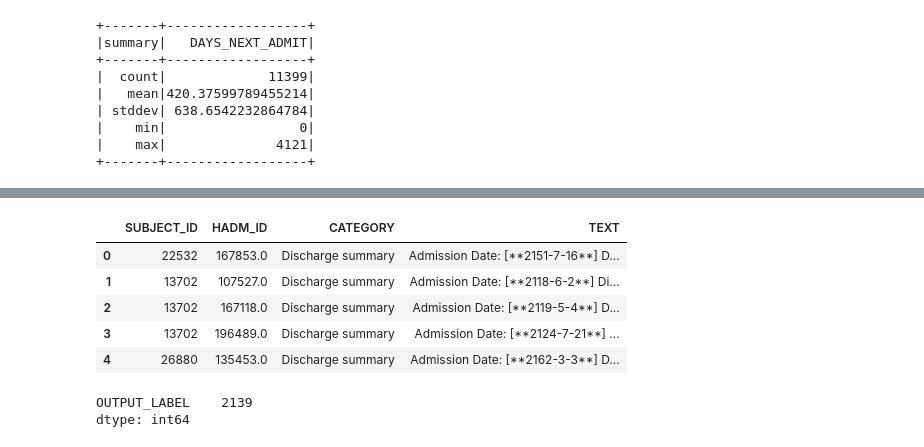
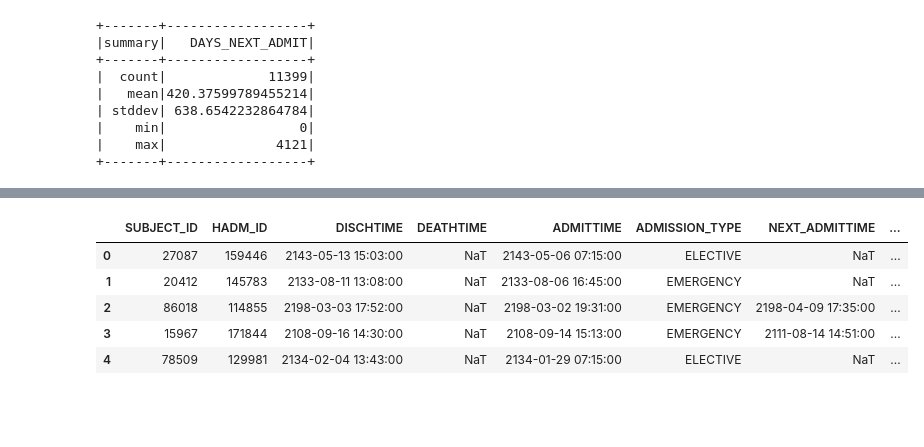
Before and after one commit to Katvava/BigDataForHealth_TeamProject, a Jupyter notebook: src/BD4H_ETL.ipynb, the cells around one changed output, grey strips where cells are left out. Cells and saved outputs as stored; diff of their text form; code cells hidden in the pictures; blank space fills up the shorter version.

Commit message:
updated spark etl script

```diff
--- a/src/BD4H_ETL.ipynb
+++ b/src/BD4H_ETL.ipynb
@@ -264,0 +316,10 @@ df_notes = df_notes[['SUBJECT_ID', 'HADM_ID', 'CATEGORY', 'TEXT']]
+# %%
+df_notes_spark_selected = df_notes_spark.filter("CATEGORY == 'Discharge summary'").groupBy('SUBJECT_ID','HADM_ID').agg(F.last("TEXT"))
+
+# df_notes_spark_selected.groupBy('SUBJECT_ID','HADM_ID').agg(F.last("TEXT")).show()
+df_notes_spark_selected = df_notes_spark_selected.withColumnRenamed("last(TEXT, false)", "TEXT")
+df_notes_spark_selected.show()
+# %%
+# join two dataframes
+df_readmit_notes_spark = df_readmit.join(df_notes_spark_selected, ['SUBJECT_ID','HADM_ID'], "left_outer")
+df_readmit_notes_spark.show()
@@ -264,0 +344,4 @@ df_notes = df_notes[['SUBJECT_ID', 'HADM_ID', 'CATEGORY', 'TEXT']]
+# %%
+# remove newborn type
+df_readmit_notes_clean = df_readmit_notes_spark.filter("ADMISSION_TYPE != 'NEWBORN'")
+df_readmit_notes_clean.show()
@@ -265,10 +387,22 @@ df_notes = df_notes[['SUBJECT_ID', 'HADM_ID', 'CATEGORY', 'TEXT']]
+# %%
+# generate training/testing data
+# shuffle the samples
+df_readmit_notes_clean = df_readmit_notes_clean.toPandas().sample(n=len(df_readmit_notes_clean.toPandas()), random_state=1024).reset_index(drop=True)
+
+# prepare validation and test data
+df_valid_test = df_readmit_notes_clean.sample(frac=0.30, random_state=1024)
+df_test = df_valid_test.sample(frac=0.5, random_state=1024)
+df_valid = df_valid_test.drop(df_test.index)
+
+# prepare training data
+df_train_all = df_readmit_notes_clean.drop(df_valid_test.index)
 # %%
-df_notes.head()
+df_train_all.head()
 # %% [output]
-|  | SUBJECT_ID | HADM_ID | CATEGORY | TEXT |
-| 0 | 22532 | 167853.0 | Discharge summary | Admission Date: [**2151-7-16**] D... |
-| 1 | 13702 | 107527.0 | Discharge summary | Admission Date: [**2118-6-2**] Di... |
-| 2 | 13702 | 167118.0 | Discharge summary | Admission Date: [**2119-5-4**] D... |
-| 3 | 13702 | 196489.0 | Discharge summary | Admission Date: [**2124-7-21**] ... |
-| 4 | 26880 | 135453.0 | Discharge summary | Admission Date: [**2162-3-3**] D... |
+|  | SUBJECT_ID | HADM_ID | DISCHTIME | DEATHTIME | ADMITTIME | ADMISSION_TYPE | NEXT_ADMITTIME | ... |
+| 0 | 27087 | 159446 | 2143-05-13 15:03:00 | NaT | 2143-05-06 07:15:00 | ELECTIVE | NaT | ... |
+| 1 | 20412 | 145783 | 2133-08-11 13:08:00 | NaT | 2133-08-06 16:45:00 | EMERGENCY | NaT | ... |
+| 2 | 86018 | 114855 | 2198-03-03 17:52:00 | NaT | 2198-03-02 19:31:00 | EMERGENCY | 2198-04-09 17:35:00 | ... |
+| 3 | 15967 | 171844 | 2108-09-16 14:30:00 | NaT | 2108-09-14 15:13:00 | EMERGENCY | 2111-08-14 14:51:00 | ... |
+| 4 | 78509 | 129981 | 2134-02-04 13:43:00 | NaT | 2134-01-29 07:15:00 | ELECTIVE | NaT | ... |
 # %%
@@ -296,8 +433,3 @@ df_readmit_notes_clean['OUTPUT_LABEL'] = (df_readmit_notes_clean.DAYS_NEXT_ADMIT
-# %%
-df_readmit_notes_clean[['OUTPUT_LABEL']].sum()
-# %% [output]
-OUTPUT_LABEL    2139
-dtype: int64
 # %%
 # generate training/testing data
 # shuffle the samples
```
Also changed, not shown: parts of 19 cells of this notebook.
